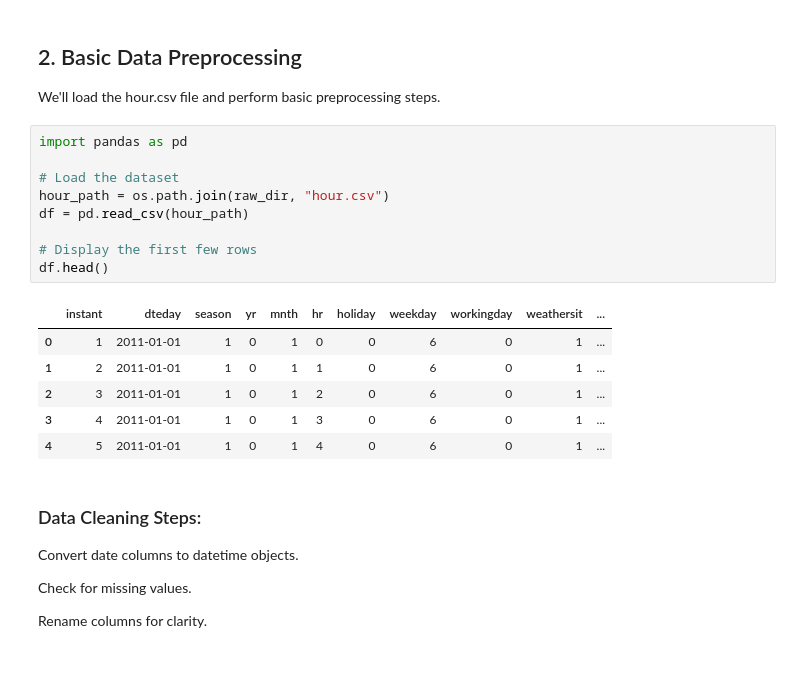
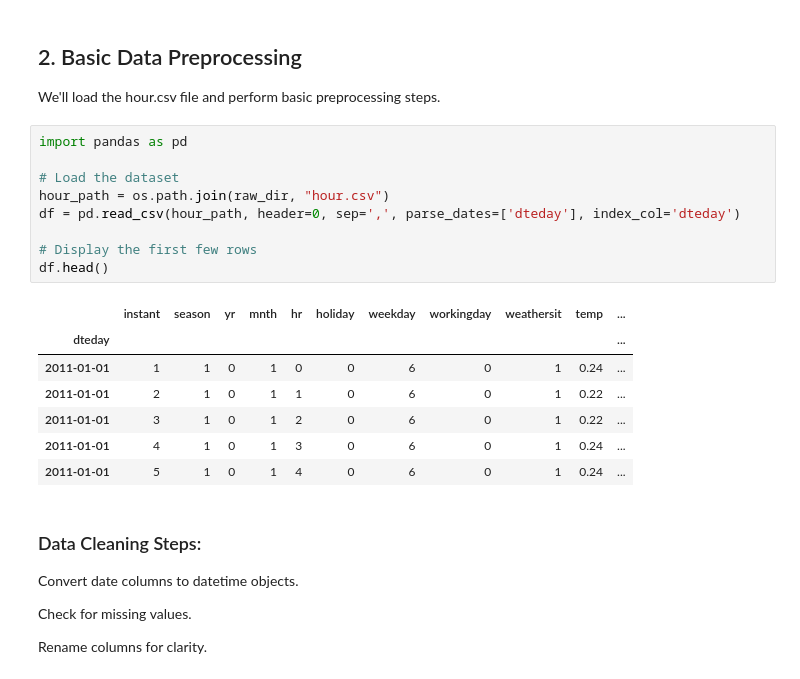
Before and after one commit to MohammadB88/MLOps-Workshop-Exercises, a Jupyter notebook: workshop_materials/bike_demand_forecasting/notebooks/01_data_exploration.ipynb, the cells around one changed output. Cells and saved outputs as stored; diff of their text form.

```diff
--- a/workshop_materials/bike_demand_forecasting/notebooks/01_data_exploration.ipynb
+++ b/workshop_materials/bike_demand_forecasting/notebooks/01_data_exploration.ipynb
@@ -71,19 +71,20 @@ We'll load the hour.csv file and perform basic preprocessing steps.
 # %%
 import pandas as pd
 
 # Load the dataset
 hour_path = os.path.join(raw_dir, "hour.csv")
-df = pd.read_csv(hour_path)
+df = pd.read_csv(hour_path, header=0, sep=',', parse_dates=['dteday'], index_col='dteday')
 
 # Display the first few rows
 df.head()
 # %% [output]
-|  | instant | dteday | season | yr | mnth | hr | holiday | weekday | workingday | weathersit | ... |
-| 0 | 1 | 2011-01-01 | 1 | 0 | 1 | 0 | 0 | 6 | 0 | 1 | ... |
-| 1 | 2 | 2011-01-01 | 1 | 0 | 1 | 1 | 0 | 6 | 0 | 1 | ... |
-| 2 | 3 | 2011-01-01 | 1 | 0 | 1 | 2 | 0 | 6 | 0 | 1 | ... |
-| 3 | 4 | 2011-01-01 | 1 | 0 | 1 | 3 | 0 | 6 | 0 | 1 | ... |
-| 4 | 5 | 2011-01-01 | 1 | 0 | 1 | 4 | 0 | 6 | 0 | 1 | ... |
+|  | instant | season | yr | mnth | hr | holiday | weekday | workingday | weathersit | temp | ... |
+| dteday |  |  |  |  |  |  |  |  |  |  | ... |
+| 2011-01-01 | 1 | 1 | 0 | 1 | 0 | 0 | 6 | 0 | 1 | 0.24 | ... |
+| 2011-01-01 | 2 | 1 | 0 | 1 | 1 | 0 | 6 | 0 | 1 | 0.22 | ... |
+| 2011-01-01 | 3 | 1 | 0 | 1 | 2 | 0 | 6 | 0 | 1 | 0.22 | ... |
+| 2011-01-01 | 4 | 1 | 0 | 1 | 3 | 0 | 6 | 0 | 1 | 0.24 | ... |
+| 2011-01-01 | 5 | 1 | 0 | 1 | 4 | 0 | 6 | 0 | 1 | 0.24 | ... |
 # %% [markdown]
 ### Data Cleaning Steps:
 
```
Also changed, not shown: parts of 5 cells of this notebook, 22 other files.
